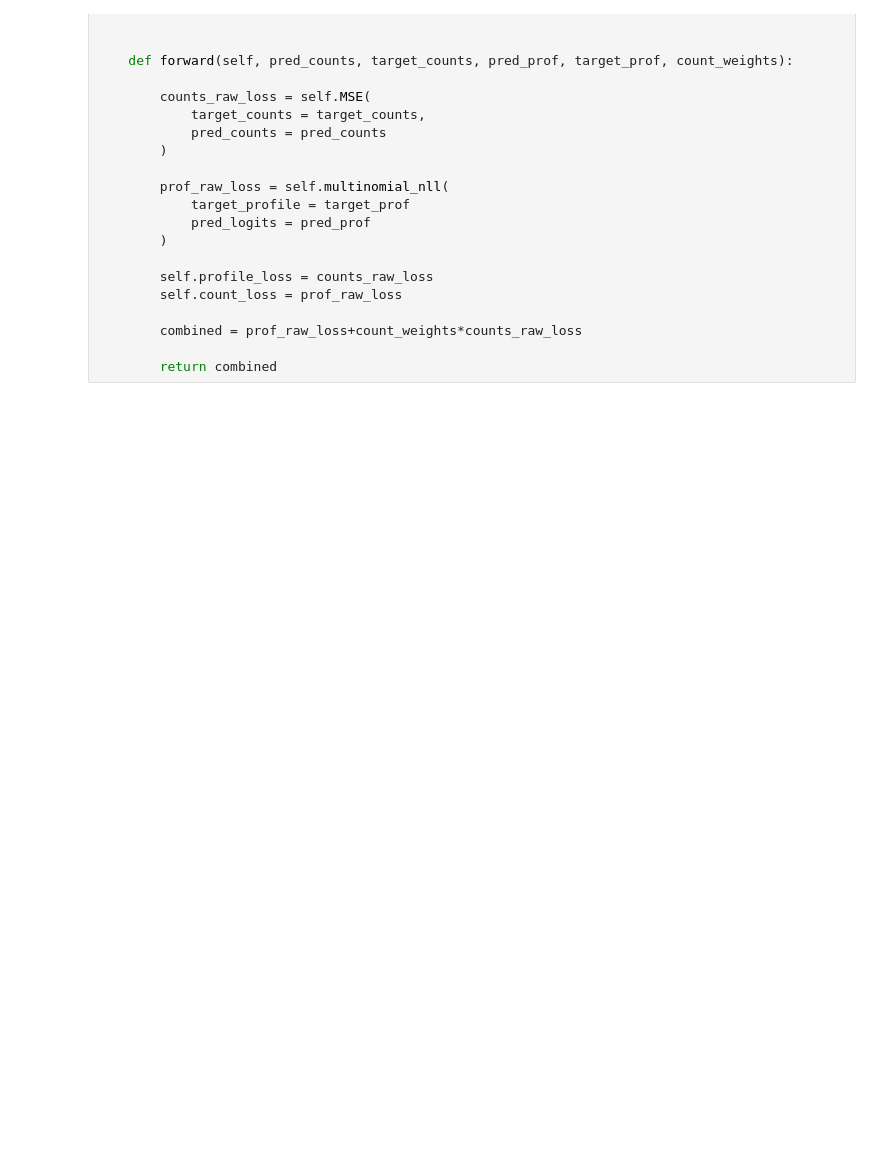
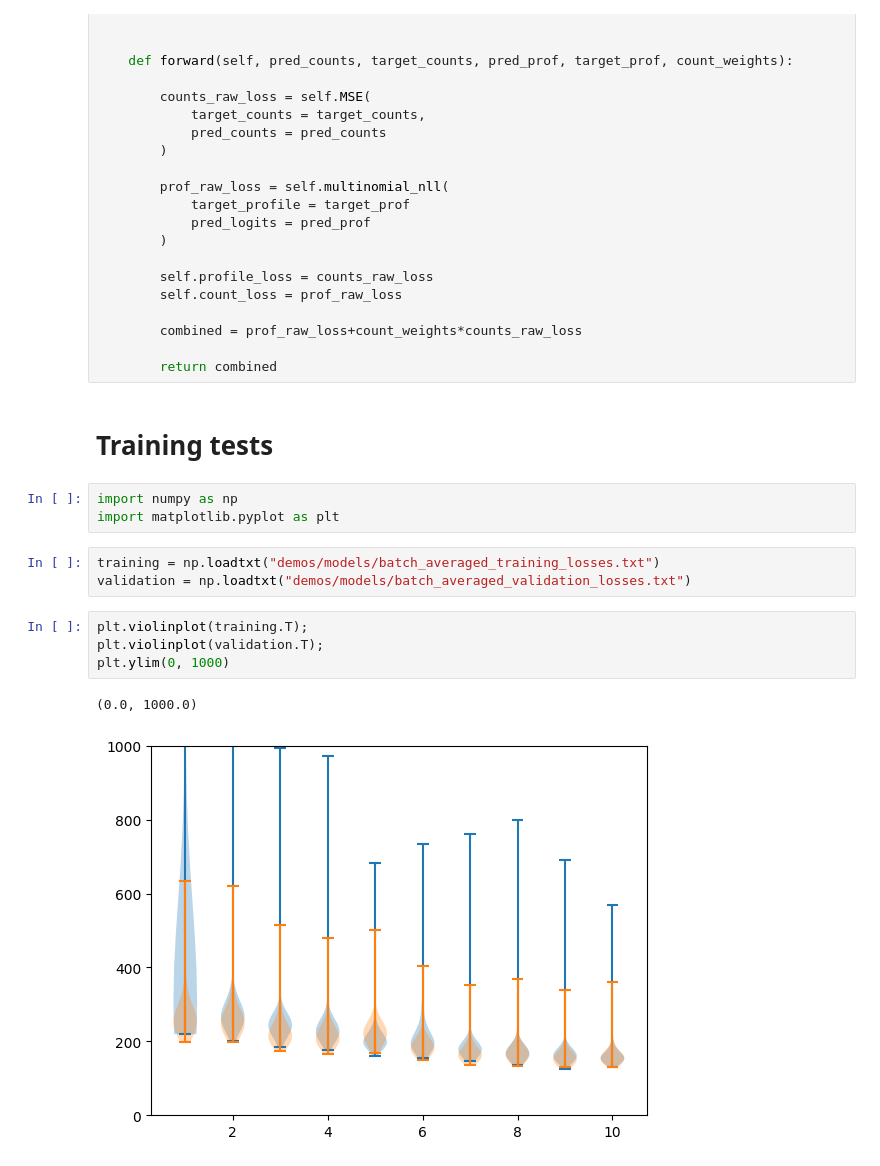
Before and after one commit to giorava/synthetic_dl, a Jupyter notebook: tests.ipynb, the cells around one changed output. Drawn from its saved outputs; the diff is of its cells as text; blank space fills up the shorter version.

```diff
--- a/tests.ipynb
+++ b/tests.ipynb
@@ -162,3 +162,18 @@ class BPNetLosses(nn.Module):
         combined = prof_raw_loss+count_weights*counts_raw_loss
 
         return combined
+# %% [markdown]
+# Training tests
+# %%
+import numpy as np
+import matplotlib.pyplot as plt
+# %%
+training = np.loadtxt("demos/models/batch_averaged_training_losses.txt")
+validation = np.loadtxt("demos/models/batch_averaged_validation_losses.txt")
+# %%
+plt.violinplot(training.T);
+plt.violinplot(validation.T);
+plt.ylim(0, 1000)
+# %% [output]
+(0.0, 1000.0)
+[figure, added]
```
Also changed, not shown: parts of 1 cell of this notebook, 3 other files.
